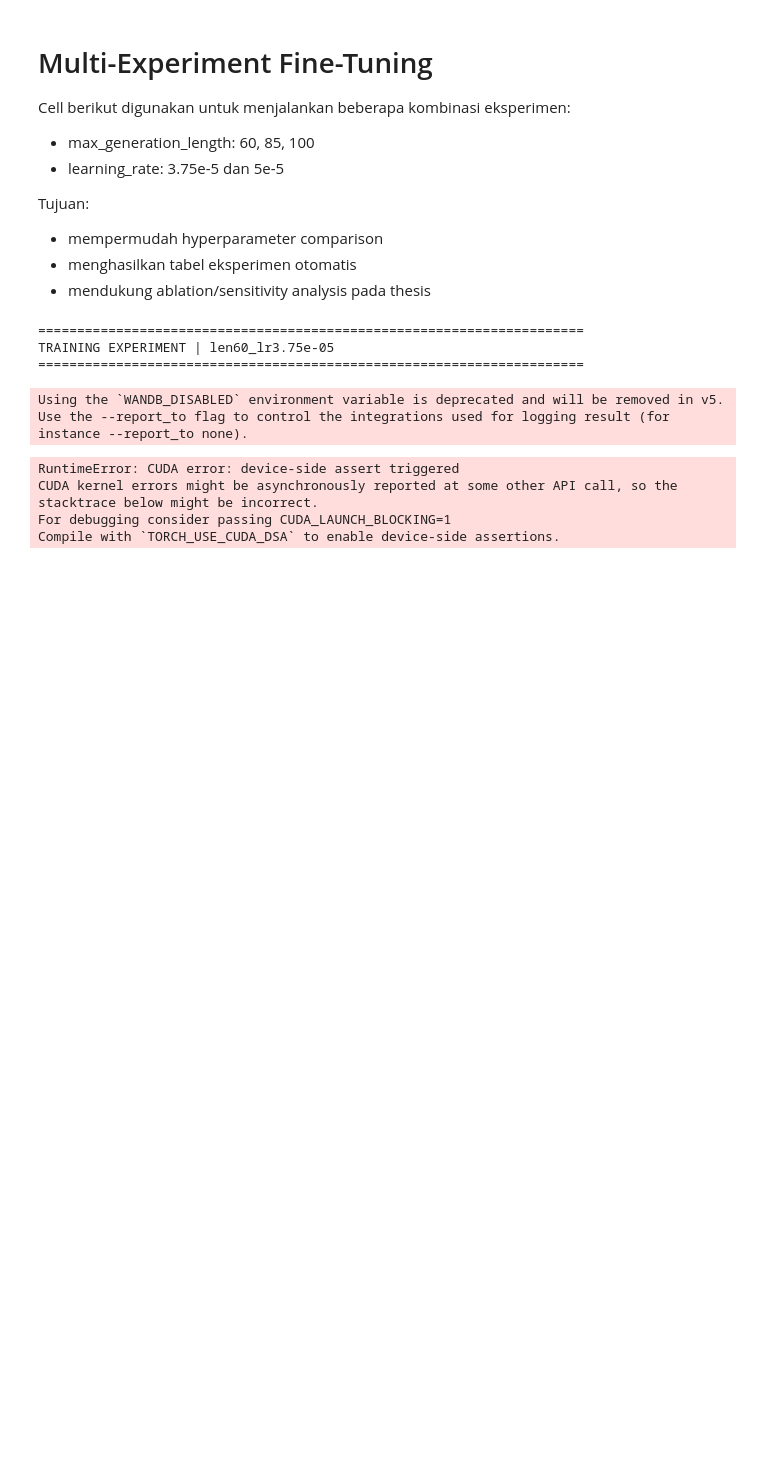
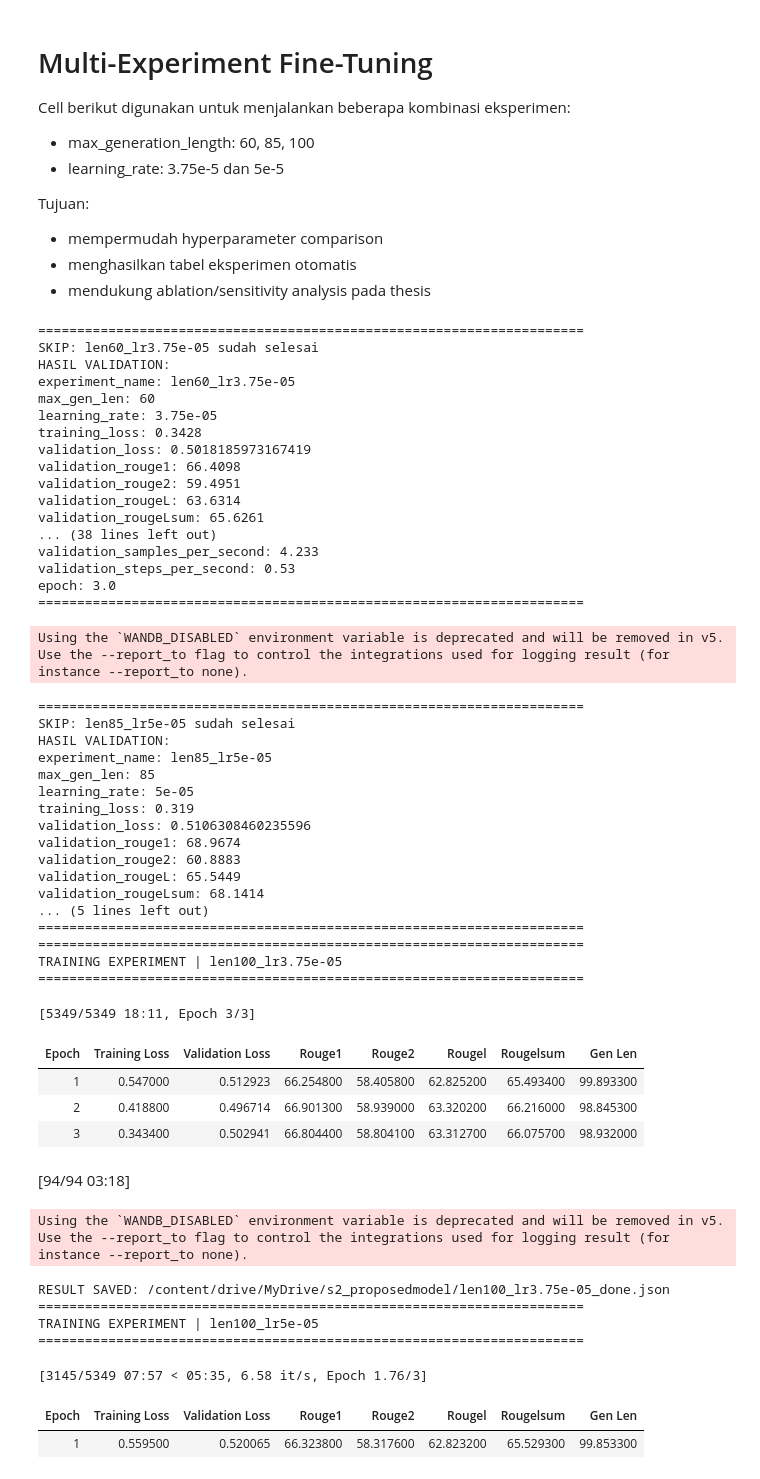
Before and after one commit to suasgn/s2, a Jupyter notebook: final/final_proposed_model_test.ipynb, the cells around one changed output. Cells and saved outputs as stored; diff of their text form; code cells hidden in the pictures; blank space fills up the shorter version.

```diff
--- a/final/final_proposed_model_test.ipynb
+++ b/final/final_proposed_model_test.ipynb
@@ -1581,6 +1584,7 @@ import gc
 import torch
 import os
 import json
+import copy
 
 # set_seed(42)
 
@@ -1630,10 +1634,17 @@ for exp in experiment_configs:
     print("=" * 70)
 
     # reload fresh model tiap eksperimen
-    model = AutoModelForSeq2SeqLM.from_pretrained(model_checkpoint)
+    # model = AutoModelForSeq2SeqLM.from_pretrained(model_checkpoint)
 
-    # The model's embedding layer already correctly sized, no need to resize.
-    # model.resize_token_embeddings(len(tokenizer) + len(tokenizer.added_tokens_encoder))
+    # # resize karena kita menambahkan `<tag>` sebelumnya di tokenizer
+    # # model.resize_token_embeddings(len(tokenizer) + len(tokenizer.added_tokens_encoder))
+    # model.resize_token_embeddings(len(tokenizer))
+
+
+    # kopi saja
+    curr_model = copy.deepcopy(model)
+
+
 
     training_args = Seq2SeqTrainingArguments(
 
@@ -1666,7 +1677,8 @@ for exp in experiment_configs:
     )
 
     trainer = Seq2SeqTrainer(
-        model=model,
+        # model=model,
+        model=curr_model,
         args=training_args,
         train_dataset=tokenized_datasets["train"],
         eval_dataset=tokenized_datasets["validation"],
@@ -1709,39 +1721,81 @@ for exp in experiment_configs:
     results_df = pd.DataFrame(all_results)
 
     results_df = results_df.sort_values(
         by=["validation_rougeLsum", "validation_rouge2"],
         ascending=False
     )
 
     csv_path = os.path.join(BASE_DIR, "all_results.csv")
     results_df.to_csv(csv_path, index=False)
 
     print(f"RESULT SAVED: {result_file}")
 
     # clear memory
     del trainer
-    del model
+    # del model
+    del curr_model
     gc.collect()
     torch.cuda.empty_cache()
 
 # final dataframe
 results_df = pd.DataFrame(all_results)
 
 results_df = results_df.sort_values(
     by=["validation_rougeLsum", "validation_rouge2"],
     ascending=False
 )
 
 results_df
 # %% [output]
 ======================================================================
-TRAINING EXPERIMENT | len60_lr3.75e-05
+SKIP: len60_lr3.75e-05 sudah selesai
+HASIL VALIDATION:
+experiment_name: len60_lr3.75e-05
+max_gen_len: 60
+learning_rate: 3.75e-05
+training_loss: 0.3428
+validation_loss: 0.5018185973167419
+validation_rouge1: 66.4098
+validation_rouge2: 59.4951
+validation_rougeL: 63.6314
+validation_rougeLsum: 65.6261
+... (38 lines left out)
+validation_samples_per_second: 4.233
+validation_steps_per_second: 0.53
+epoch: 3.0
 ======================================================================
 Using the `WANDB_DISABLED` environment variable is deprecated and will be removed in v5. Use the --report_to flag to control the integrations used for logging result (for instance --report_to none).
-RuntimeError: CUDA error: device-side assert triggered
-CUDA kernel errors might be asynchronously reported at some other API call, so the stacktrace below might be incorrect.
-For debugging consider passing CUDA_LAUNCH_BLOCKING=1
-Compile with `TORCH_USE_CUDA_DSA` to enable device-side assertions.
+======================================================================
+SKIP: len85_lr5e-05 sudah selesai
+HASIL VALIDATION:
+experiment_name: len85_lr5e-05
+max_gen_len: 85
+learning_rate: 5e-05
+training_loss: 0.319
+validation_loss: 0.5106308460235596
+validation_rouge1: 68.9674
+validation_rouge2: 60.8883
+validation_rougeL: 65.5449
+validation_rougeLsum: 68.1414
+... (5 lines left out)
+======================================================================
+======================================================================
+TRAINING EXPERIMENT | len100_lr3.75e-05
+======================================================================
+[5349/5349 18:11, Epoch 3/3]
+| Epoch | Training Loss | Validation Loss | Rouge1 | Rouge2 | Rougel | Rougelsum | Gen Len |
+| 1 | 0.547000 | 0.512923 | 66.254800 | 58.405800 | 62.825200 | 65.493400 | 99.893300 |
+| 2 | 0.418800 | 0.496714 | 66.901300 | 58.939000 | 63.320200 | 66.216000 | 98.845300 |
+| 3 | 0.343400 | 0.502941 | 66.804400 | 58.804100 | 63.312700 | 66.075700 | 98.932000 |
+[94/94 03:18]
+Using the `WANDB_DISABLED` environment variable is deprecated and will be removed in v5. Use the --report_to flag to control the integrations used for logging result (for instance --report_to none).
+RESULT SAVED: /content/drive/MyDrive/s2_proposedmodel/len100_lr3.75e-05_done.json
+======================================================================
+TRAINING EXPERIMENT | len100_lr5e-05
+======================================================================
+[3145/5349 07:57 < 05:35, 6.58 it/s, Epoch 1.76/3]
+| Epoch | Training Loss | Validation Loss | Rouge1 | Rouge2 | Rougel | Rougelsum | Gen Len |
+| 1 | 0.559500 | 0.520065 | 66.323800 | 58.317600 | 62.823200 | 65.529300 | 99.853300 |
 # %%
 # clear memory
 # del trainer
```
Also changed, not shown: parts of 5 cells of this notebook.
